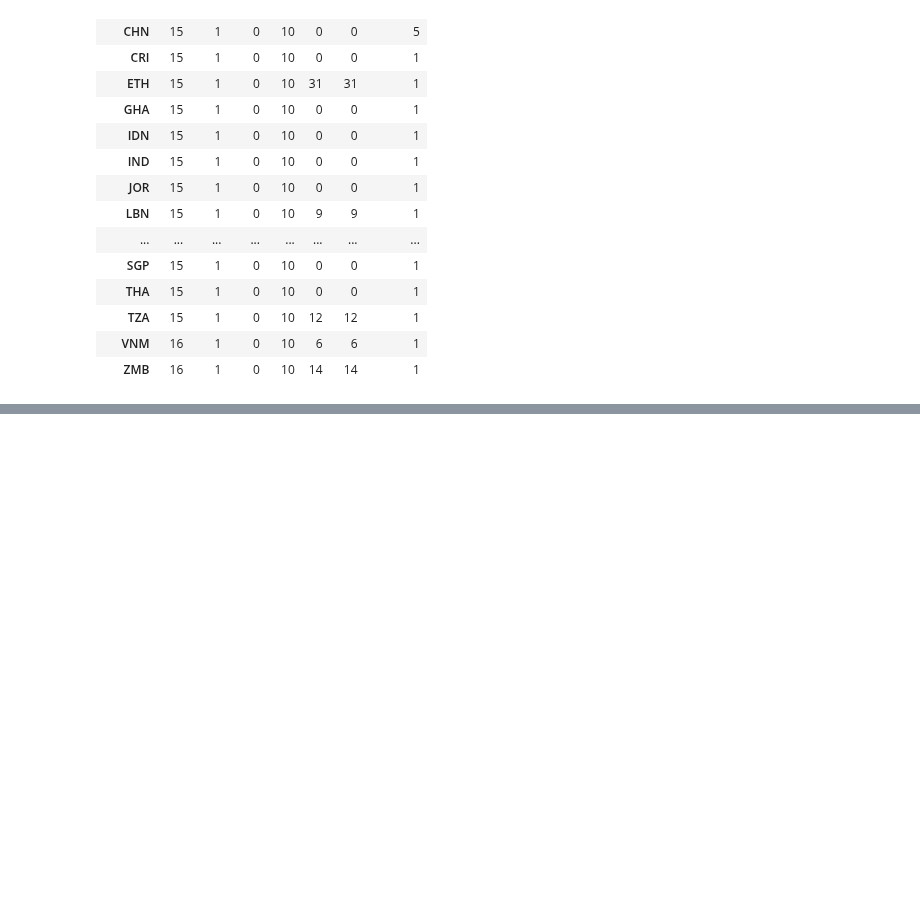
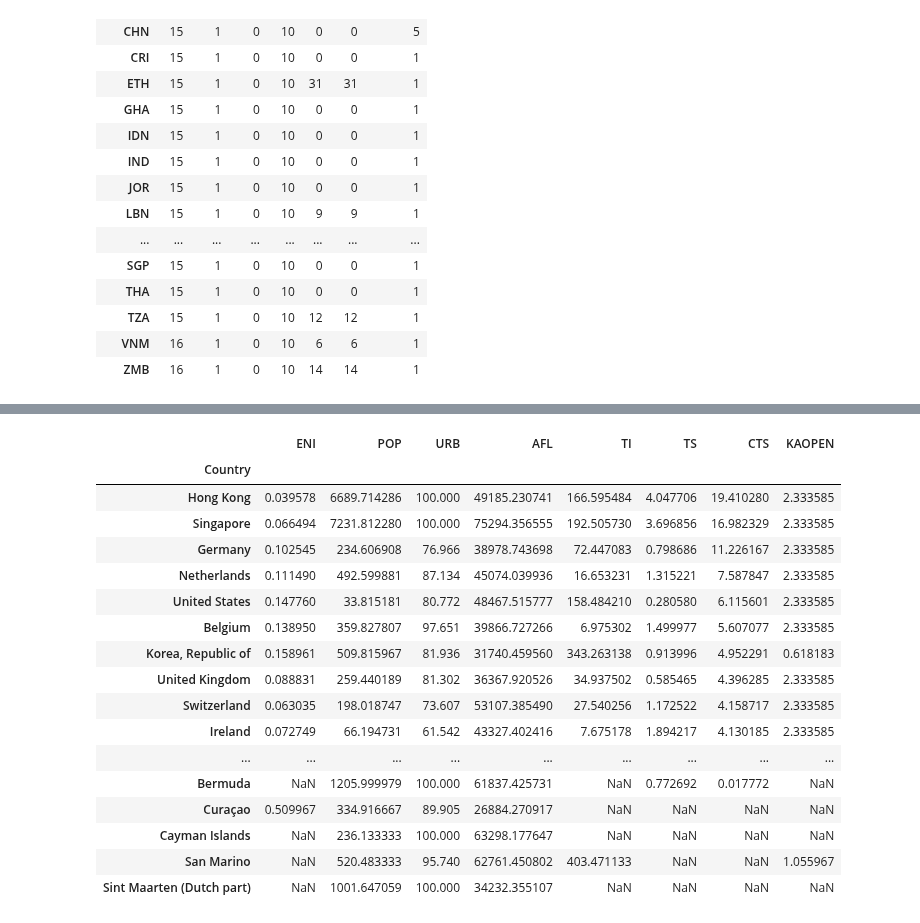
Before and after one commit to drakesiard/em-2020, a Jupyter notebook: analysis/D0_country_selection.ipynb, the cells around one changed output, grey strips where cells are left out. Cells and saved outputs as stored; diff of their text form; code cells hidden in the pictures; blank space fills up the shorter version.

```diff
--- a/analysis/D0_country_selection.ipynb
+++ b/analysis/D0_country_selection.ipynb
@@ -395,0 +432,21 @@ rafiq_subset.isnull().groupby('Country').sum()
+# %%
+ds2010_hi.sort_values('CTS', ascending=False).rename(index=f).head(50)
+# %% [output]
+|  | ENI | POP | URB | AFL | TI | TS | CTS | KAOPEN |
+| Country |  |  |  |  |  |  |  |  |
+| Hong Kong | 0.039578 | 6689.714286 | 100.000 | 49185.230741 | 166.595484 | 4.047706 | 19.410280 | 2.333585 |
+| Singapore | 0.066494 | 7231.812280 | 100.000 | 75294.356555 | 192.505730 | 3.696856 | 16.982329 | 2.333585 |
+| Germany | 0.102545 | 234.606908 | 76.966 | 38978.743698 | 72.447083 | 0.798686 | 11.226167 | 2.333585 |
+| Netherlands | 0.111490 | 492.599881 | 87.134 | 45074.039936 | 16.653231 | 1.315221 | 7.587847 | 2.333585 |
+| United States | 0.147760 | 33.815181 | 80.772 | 48467.515777 | 158.484210 | 0.280580 | 6.115601 | 2.333585 |
+| Belgium | 0.138950 | 359.827807 | 97.651 | 39866.727266 | 6.975302 | 1.499977 | 5.607077 | 2.333585 |
+| Korea, Republic of | 0.158961 | 509.815967 | 81.936 | 31740.459560 | 343.263138 | 0.913996 | 4.952291 | 0.618183 |
+| United Kingdom | 0.088831 | 259.440189 | 81.302 | 36367.920526 | 34.937502 | 0.585465 | 4.396285 | 2.333585 |
+| Switzerland | 0.063035 | 198.018747 | 73.607 | 53107.385490 | 27.540256 | 1.172522 | 4.158717 | 2.333585 |
+| Ireland | 0.072749 | 66.194731 | 61.542 | 43327.402416 | 7.675178 | 1.894217 | 4.130185 | 2.333585 |
+| ... | ... | ... | ... | ... | ... | ... | ... | ... |
+| Bermuda | NaN | 1205.999979 | 100.000 | 61837.425731 | NaN | 0.772692 | 0.017772 | NaN |
+| Curaçao | 0.509967 | 334.916667 | 89.905 | 26884.270917 | NaN | NaN | NaN | NaN |
+| Cayman Islands | NaN | 236.133333 | 100.000 | 63298.177647 | NaN | NaN | NaN | NaN |
+| San Marino | NaN | 520.483333 | 95.740 | 62761.450802 | 403.471133 | NaN | NaN | 1.055967 |
+| Sint Maarten (Dutch part) | NaN | 1001.647059 | 100.000 | 34232.355107 | NaN | NaN | NaN | NaN |
```
Also changed, not shown: parts of 2 cells of this notebook, 21 other files.
